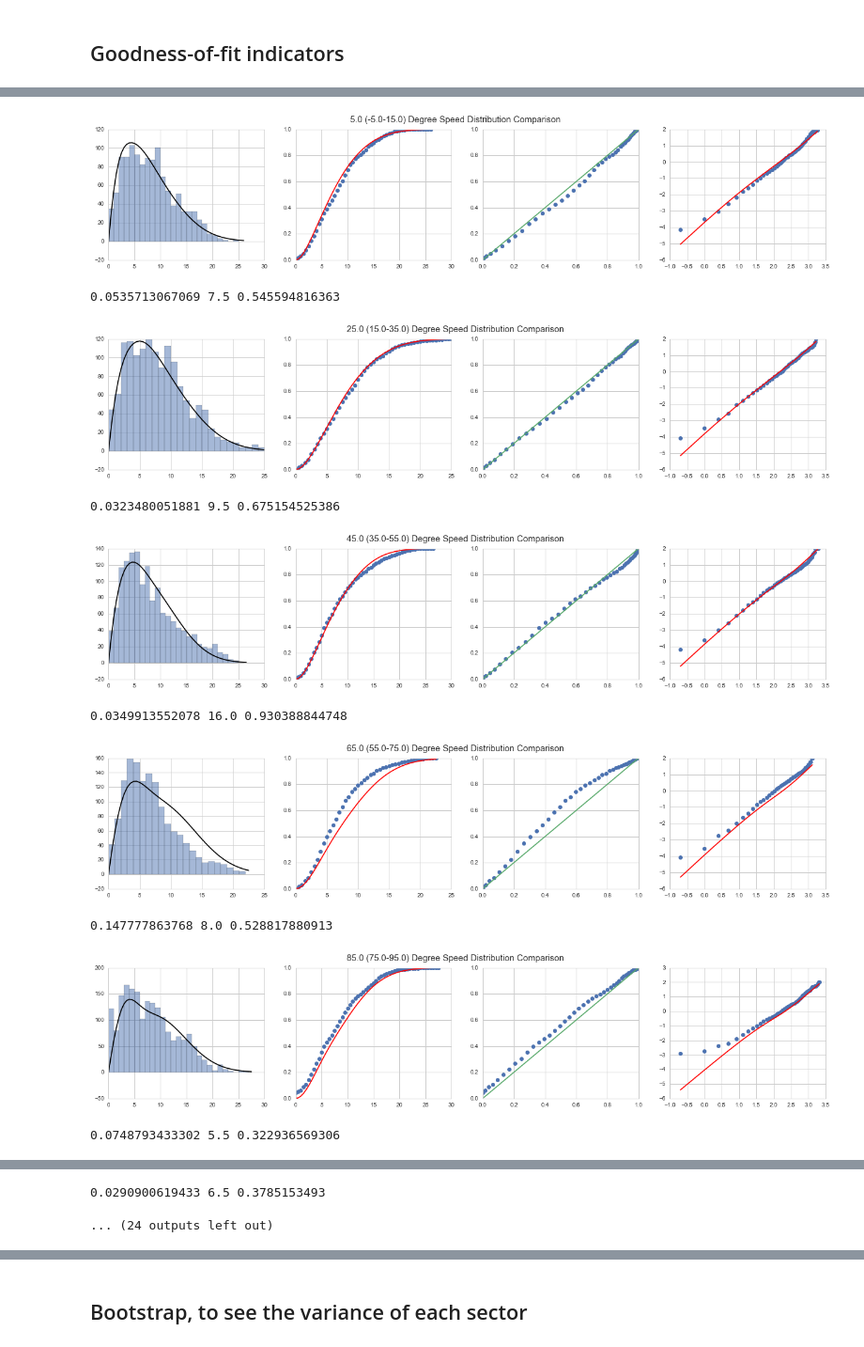
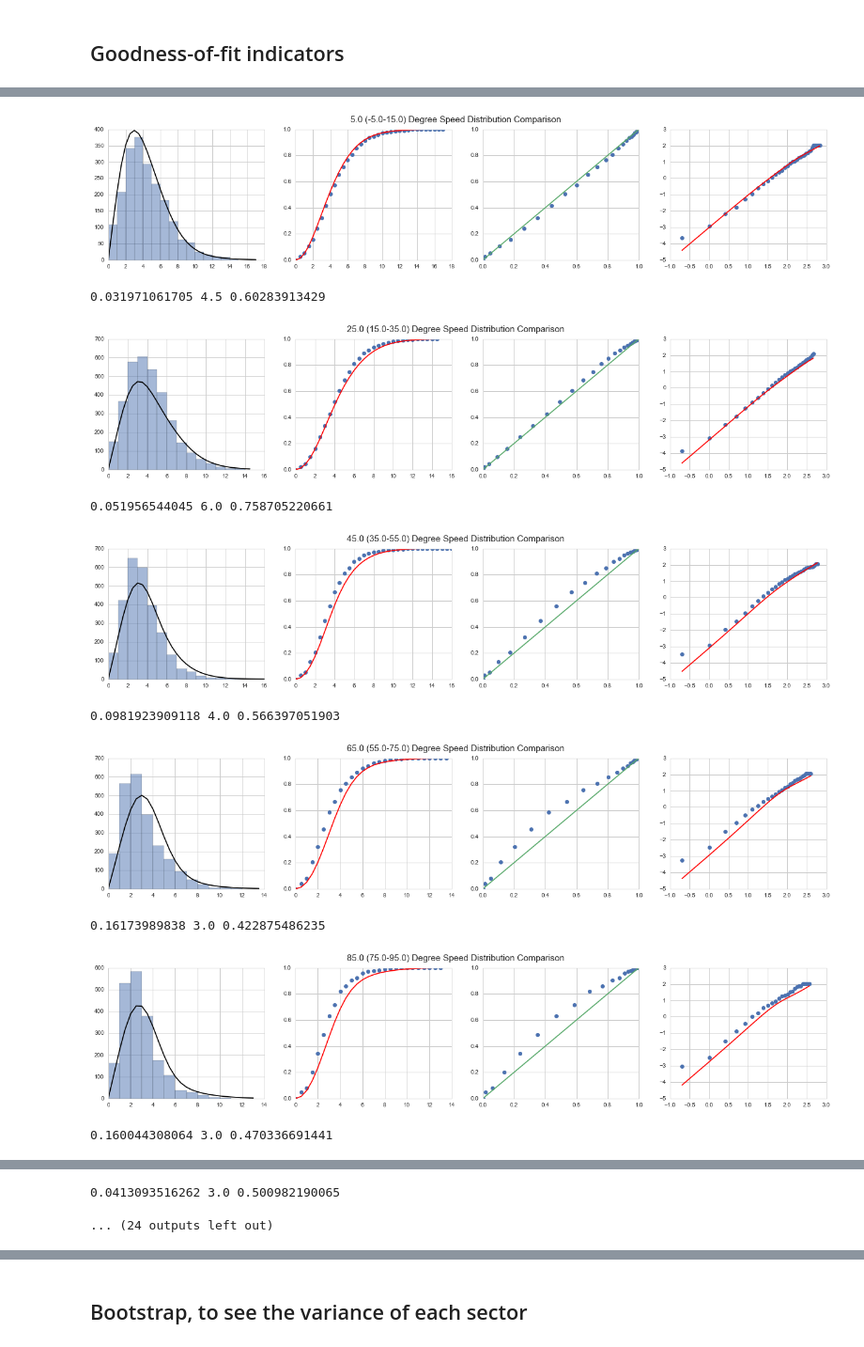
Before and after one commit to cqcn1991/Wind-Speed-Analysis, a Jupyter notebook: time_shift.ipynb, the cells around one changed output, grey strips where cells are left out. Shown at 94% size. Cells and saved outputs as stored; diff of their text form; code cells hidden in the pictures.

```diff
--- a/time_shift.ipynb
+++ b/time_shift.ipynb
@@ -41,15 +41,19 @@ from helpers.data_reader import *
 # ipath= "./data/NCDC/marham.txt"
 
 # ipath= "./data/NCDC/cheongju_intl/dat.txt"
+# ipath= "./data/NCDC/daegu_ab/dat.txt" # recent 5 year data is corrupted
 
-ipath= "./data/NCDC/canada/melita_man/dat.txt"
+# ipath= "./data/NCDC/canada/st_johns_intl/dat.txt" # good
+# ipath= "./data/NCDC/canada/gander_intl/dat.txt" # try 4
+# ipath= "./data/NCDC/canada/melita_man/dat.txt"
 # ipath= "./data/NCDC/canada/fort_smith/dat.txt"  # lacks inital speed
 # ipath= "./data/NCDC/canada/mildred_lake_alta/dat.txt"  # uptail wind speed
+# ipath= "./data/NCDC/canada/argentia/dat.txt" # weird shape
 
 # ipath= './data/NCDC/europe/ciampino/dat.txt' # Italy
 # ipath= "./data/NCDC/europe/laupheim/dat.txt"
 # ipath= "./data/NCDC/europe/holzdorf/dat.txt"
-# ipath= "./data/NCDC/europe/neuburg/dat.txt"
+ipath= "./data/NCDC/europe/neuburg/dat.txt"
 # ipath= "./data/NCDC/europe/landsberg_lech/dat.txt"
 # ipath= "./data/NCDC/europe/valladolid/dat.txt"
 # ipath= "./data/NCDC/europe/vatry/dat.txt"  # double peak, try 4
@@ -502,7 +506,7 @@ print np.mean(df.x), np.mean(df.y)
 speed_set = np.array(zip(df.x, df.y))
 speed_angle_set = np.array(zip(df.speed, df.dir))
 max_speed = df.speed.max()
-number_of_gaussian = 3
+number_of_gaussian = 4
 # %%
 fitting_range = []
 if knot_unit == True:
@@ -843,22 +851,21 @@ def model_data_comparison(df, original_incre = 10, incre = 10):
     max_diff_array = []
     for angle in np.arange(start, end, incre):
         angle_radian, incre_radian = radians(angle), radians(incre)
+        start_angle, end_angle = angle-incre/2, angle+incre/2
 
         # Select data from observation
-        start_angle, end_angle = angle-incre/2, angle+incre/2
         if start_angle <0:
             sub_df= df[((df['dir'] >= start_angle%360) & (df['dir'] <= 360)) |
                        ((df['dir'] >= 0) & (df['dir'] <= end_angle))]
         else:
-            sub_df= df[(df['dir'] >= start_angle) & (df['dir'] <= end_angle)]
+            sub_df = df.query('(dir >= @start_angle) & (dir < @end_angle)')
         max_speed = sub_df.speed.max()
 
         # 1. Count comparison
         # 1.1. Data Count
-        bins = np.arange(0, max_speed, 1)
         fig = plt.figure(figsize=(22,4))
         ax1 = fig.add_subplot(1,4,1)
-        sub_df['speed'].hist(bins=bins, alpha=0.5)
+        sub_df['speed'].hist(bins=np.arange(0, max_speed), alpha=0.5)
 
         # 1.2. Model Count
         x_vals = np.arange(0, max_speed, 0.5)
@@ -872,10 +879,9 @@ def model_data_comparison(df, original_incre = 10, incre = 10):
         plt.suptitle(title+' Degree Speed Distribution Comparison', fontsize = 15)
 
         # 2. CDF, Weibull plot comparison
+        x =np.arange(0, max_speed, 0.5)
         # 2.1. Data's empirical distribution
-        sample = sub_df.speed
-        x =np.arange(0, max(sample), 0.5)
-        ecdf = sm.distributions.ECDF(sample)
+        ecdf = sm.distributions.ECDF(sub_df.speed)
         y_cdf = ecdf(x)
 
         # 2.2. Model
@@ -895,7 +901,7 @@ def model_data_comparison(df, original_incre = 10, incre = 10):
         plt.plot(y_gmm,y_cdf, 'o')
         plt.plot(p_line, p_line,'-')
 
-        # 2.3.3. Plot in Weibull axis
+        # 2.3.3. Weibull plot
         ax4 = fig.add_subplot(1,4,4)
         plt.plot(np.log(x), np.log(-np.log(1-y_cdf)),'o')
         plt.plot(np.log(x), np.log(-np.log(1-y_gmm)),'-', color = 'r')
@@ -907,17 +913,17 @@ def model_data_comparison(df, original_incre = 10, incre = 10):
     return max_diff_array
 # %%
 if cn_database:
-    model_data_comparison(df, 22.5, 22.5)
+    max_diff_array = model_data_comparison(df, sector_length, 22.5)
 else:
-    max_diff_array = model_data_comparison(df, 10, 20)
+    max_diff_array = model_data_comparison(df, sector_length, 20)
 # %% [output]
-[figure, old version]
+[figure, new version]
-0.0535713067069 7.5 0.545594816363
+0.031971061705 4.5 0.60283913429
-[figure, old version]
+[figure, new version]
-0.0323480051881 9.5 0.675154525386
+0.051956544045 6.0 0.758705220661
-[figure, old version]
+[figure, new version]
-0.0349913552078 16.0 0.930388844748
+0.0981923909118 4.0 0.566397051903
-[figure, old version]
+[figure, new version]
-0.147777863768 8.0 0.528817880913
+0.16173989838 3.0 0.422875486235
-[figure, old version]
+[figure, new version]
-0.0748793433302 5.5 0.322936569306
+0.160044308064 3.0 0.470336691441
@@ -925,3 +931,3 @@ else:
-0.0290900619433 6.5 0.3785153493
+0.0413093516262 3.0 0.500982190065
 ... (24 outputs left out)
 # %%
```
Also changed, not shown: parts of 46 cells of this notebook.
